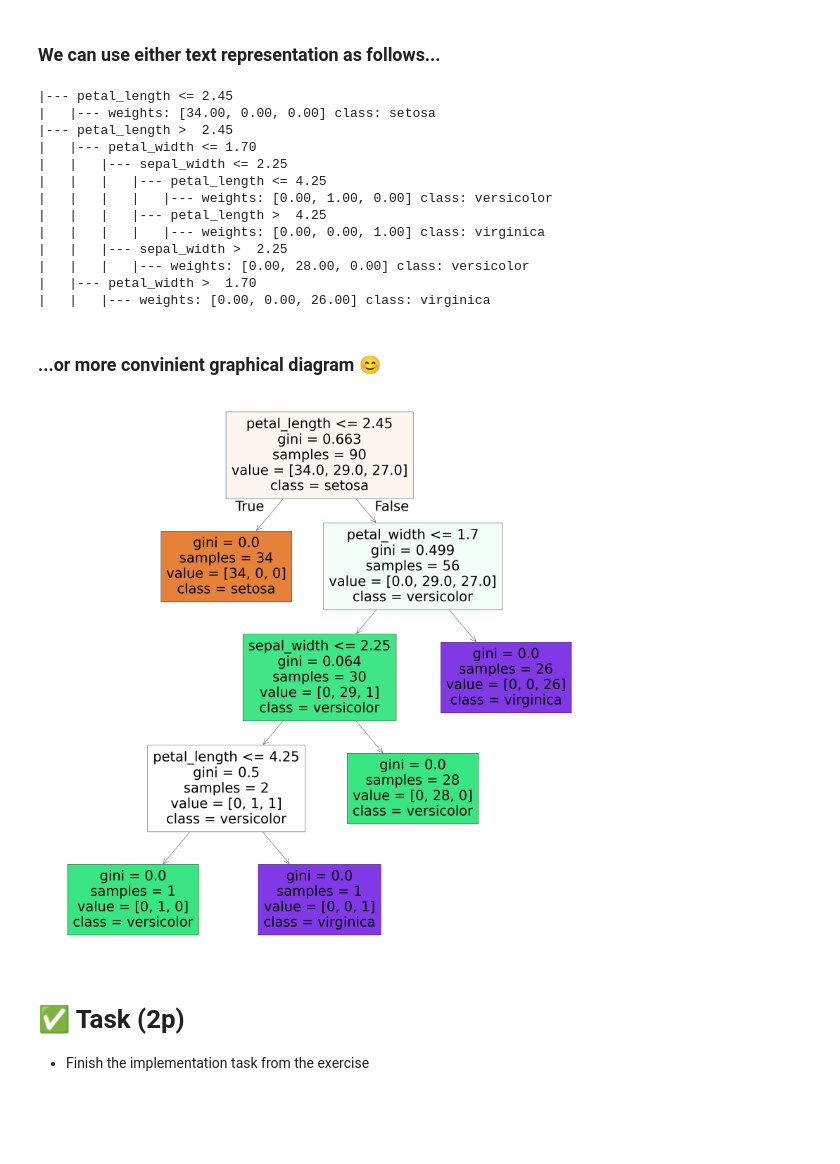
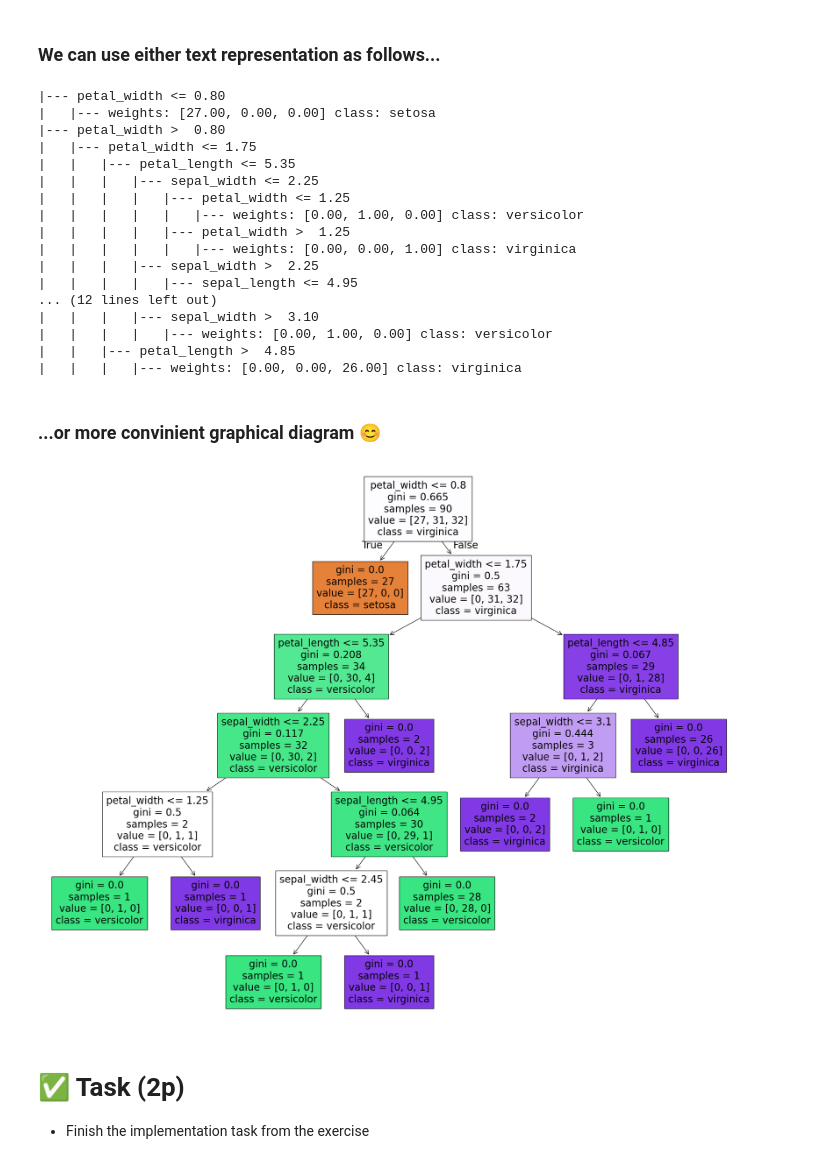
Before and after one commit to TotalChaosRexinator/School, a Jupyter notebook: fml_07.ipynb, the cells around one changed output. Saved outputs shown, nothing was run; the diff lists cells and outputs as text; code cells hidden in the pictures; blank space fills up the shorter version.

```diff
--- a/fml_07.ipynb
+++ b/fml_07.ipynb
@@ -289,8 +345,7 @@ from sklearn.metrics import accuracy_score
 # Let's start with splitting the data into the input and output part
 * 💡 Usually named as a *X* and *y* variables
 # %%
-X = df.drop('species', axis=1)
-y = df.species
+X, y = df.loc[:, df.columns != 'species'], df.loc[:, 'species']
 # %%
 X.head()
 # %% [output]
@@ -325,4 +380,5 @@ X.shape, y.shape
 ## Lets continue with train test split process. Split dataset to train:test ratio 60:40. Check how many records/rows do you have in splitted variables.
 * 💡 Number of rows in the *X* and *y* in the Train/Test part of the data has to be equal
 # %%
-df_train, df_test = train_test_split(df, test_size=0.4)
+X_train, X_test, y_train, y_test = train_test_split(X, y, test_size=0.4, random_state=42)
+X_train.shape, X_test.shape, y_train.shape, y_test.shape
@@ -372,26 +440,30 @@ Accuracy: 0.9
 # %%
 print(export_text(clf, show_weights=True, feature_names=list(X.columns.values)))
 # %% [output]
-|--- petal_length <= 2.45
-|   |--- weights: [34.00, 0.00, 0.00] class: setosa
-|--- petal_length >  2.45
-|   |--- petal_width <= 1.70
-|   |   |--- sepal_width <= 2.25
-|   |   |   |--- petal_length <= 4.25
+|--- petal_width <= 0.80
+|   |--- weights: [27.00, 0.00, 0.00] class: setosa
+|--- petal_width >  0.80
+|   |--- petal_width <= 1.75
+|   |   |--- petal_length <= 5.35
+|   |   |   |--- sepal_width <= 2.25
+|   |   |   |   |--- petal_width <= 1.25
+|   |   |   |   |   |--- weights: [0.00, 1.00, 0.00] class: versicolor
+|   |   |   |   |--- petal_width >  1.25
+|   |   |   |   |   |--- weights: [0.00, 0.00, 1.00] class: virginica
+|   |   |   |--- sepal_width >  2.25
+|   |   |   |   |--- sepal_length <= 4.95
+... (12 lines left out)
+|   |   |   |--- sepal_width >  3.10
 |   |   |   |   |--- weights: [0.00, 1.00, 0.00] class: versicolor
-|   |   |   |--- petal_length >  4.25
-|   |   |   |   |--- weights: [0.00, 0.00, 1.00] class: virginica
-|   |   |--- sepal_width >  2.25
-|   |   |   |--- weights: [0.00, 28.00, 0.00] class: versicolor
-|   |--- petal_width >  1.70
-|   |   |--- weights: [0.00, 0.00, 26.00] class: virginica
+|   |   |--- petal_length >  4.85
+|   |   |   |--- weights: [0.00, 0.00, 26.00] class: virginica
 # %% [markdown]
 ### ...or more convinient graphical diagram 😊
 # %%
-fig = plt.figure(figsize=(40,40))
+fig = plt.figure(figsize=(25,20))
 _ = plot_tree(clf, feature_names=list(X.columns.values), filled=True, class_names=clf.classes_)
 # %% [output]
-[figure, old version]
+[figure, new version]
 # %% [markdown]
 # ✅ Task (2p)
 * Finish the implementation task from the exercise
```
Also changed, not shown: parts of 15 cells of this notebook.
